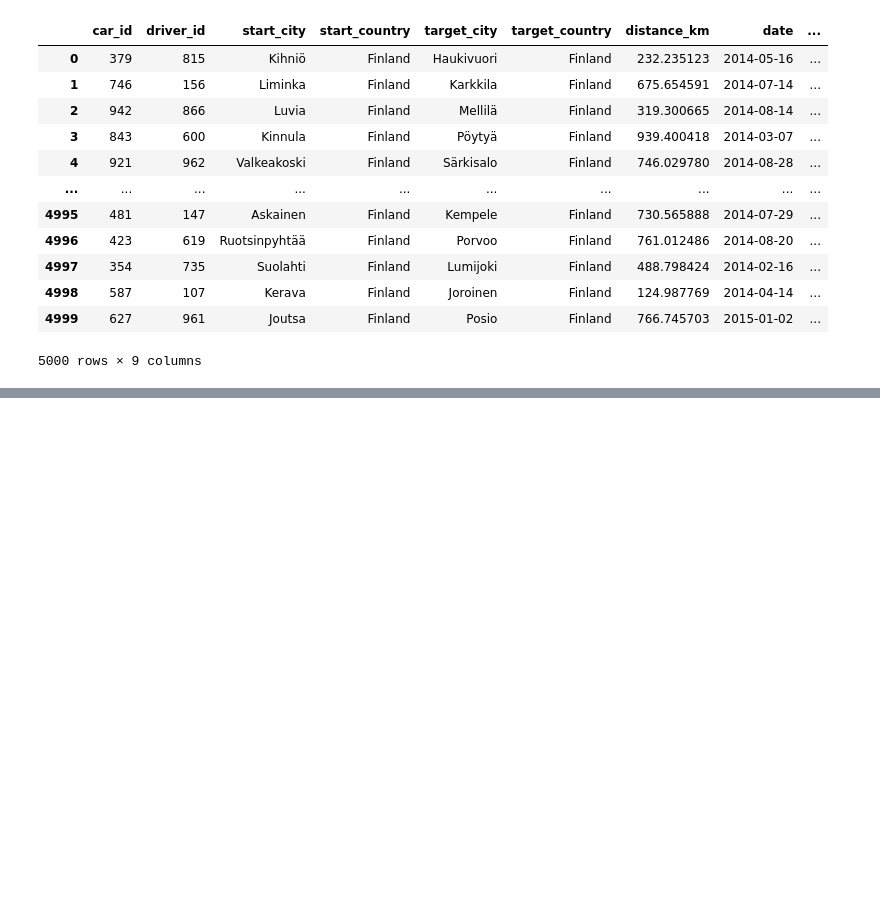
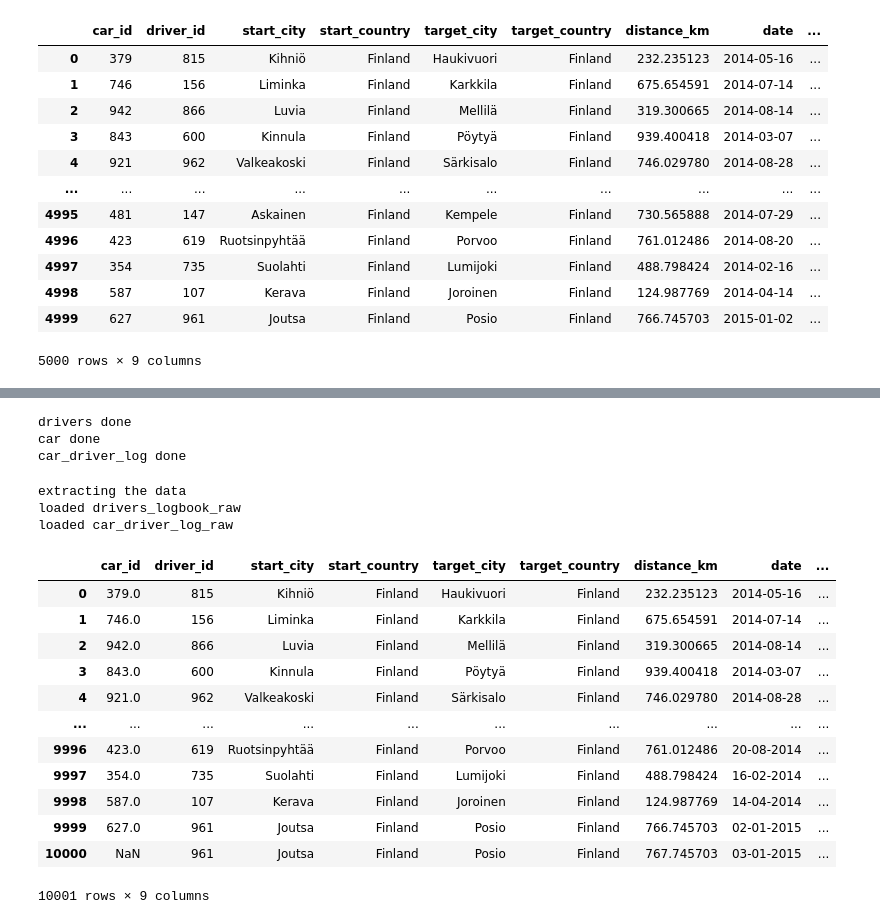
Before and after one commit to aniketkapdule/emission-project, a Jupyter notebook: simple_etl.ipynb, the cells around one changed output, grey strips where cells are left out. Drawn from its saved outputs; the diff is of its cells as text; code cells hidden in the pictures; blank space fills up the shorter version.

```diff
--- a/simple_etl.ipynb
+++ b/simple_etl.ipynb
@@ -273,0 +478,12 @@ df_car_driver_log_clean
+# %%
+create_tables()
+# %% [output]
+drivers done
+car done
+car_driver_log done
+# %%
+transform_and_load()
+# %% [output]
+extracting the data
+loaded drivers_logbook_raw
+loaded car_driver_log_raw
@@ -273,0 +492,16 @@ df_car_driver_log_clean
+# %%
+df_car_driver_log_raw_db
+# %% [output]
+|  | car_id | driver_id | start_city | start_country | target_city | target_country | distance_km | date | ... |
+| 0 | 379.0 | 815 | Kihniö | Finland | Haukivuori | Finland | 232.235123 | 2014-05-16 | ... |
+| 1 | 746.0 | 156 | Liminka | Finland | Karkkila | Finland | 675.654591 | 2014-07-14 | ... |
+| 2 | 942.0 | 866 | Luvia | Finland | Mellilä | Finland | 319.300665 | 2014-08-14 | ... |
+| 3 | 843.0 | 600 | Kinnula | Finland | Pöytyä | Finland | 939.400418 | 2014-03-07 | ... |
+| 4 | 921.0 | 962 | Valkeakoski | Finland | Särkisalo | Finland | 746.029780 | 2014-08-28 | ... |
+| ... | ... | ... | ... | ... | ... | ... | ... | ... | ... |
+| 9996 | 423.0 | 619 | Ruotsinpyhtää | Finland | Porvoo | Finland | 761.012486 | 20-08-2014 | ... |
+| 9997 | 354.0 | 735 | Suolahti | Finland | Lumijoki | Finland | 488.798424 | 16-02-2014 | ... |
+| 9998 | 587.0 | 107 | Kerava | Finland | Joroinen | Finland | 124.987769 | 14-04-2014 | ... |
+| 9999 | 627.0 | 961 | Joutsa | Finland | Posio | Finland | 766.745703 | 02-01-2015 | ... |
+| 10000 | NaN | 961 | Joutsa | Finland | Posio | Finland | 767.745703 | 03-01-2015 | ... |
+10001 rows × 9 columns
```
Also changed, not shown: parts of 24 cells of this notebook, 11 other files.
